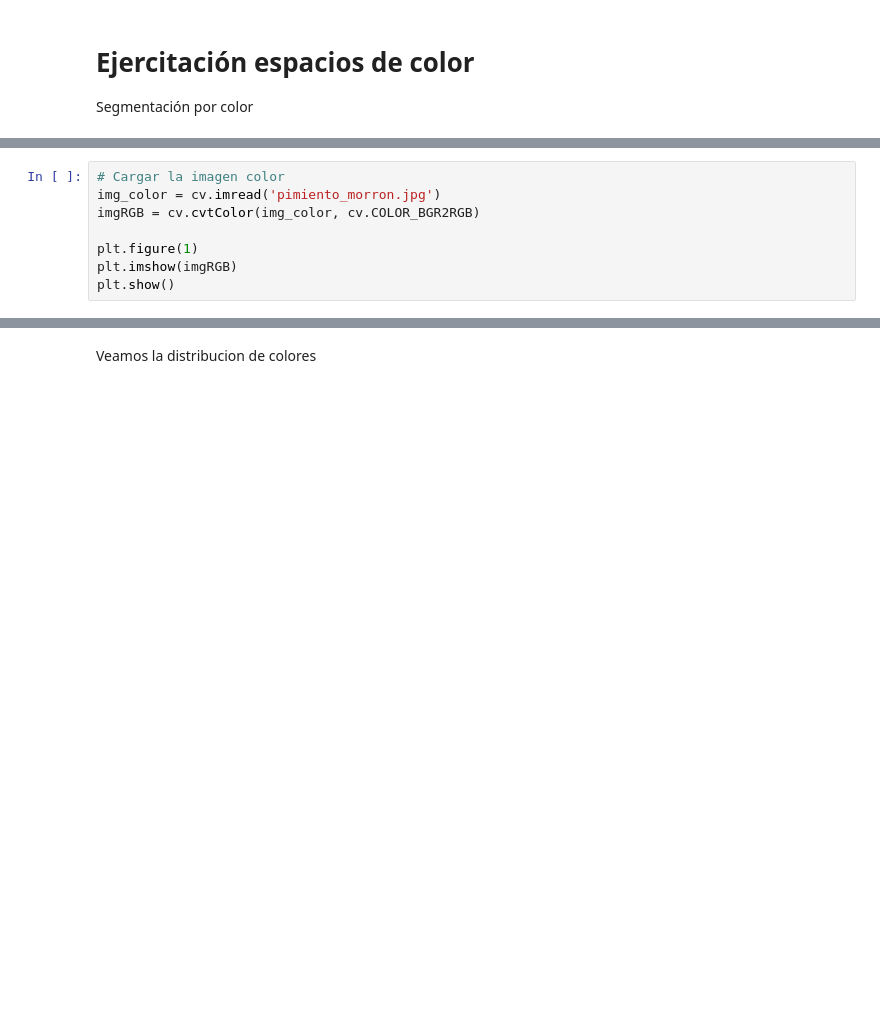
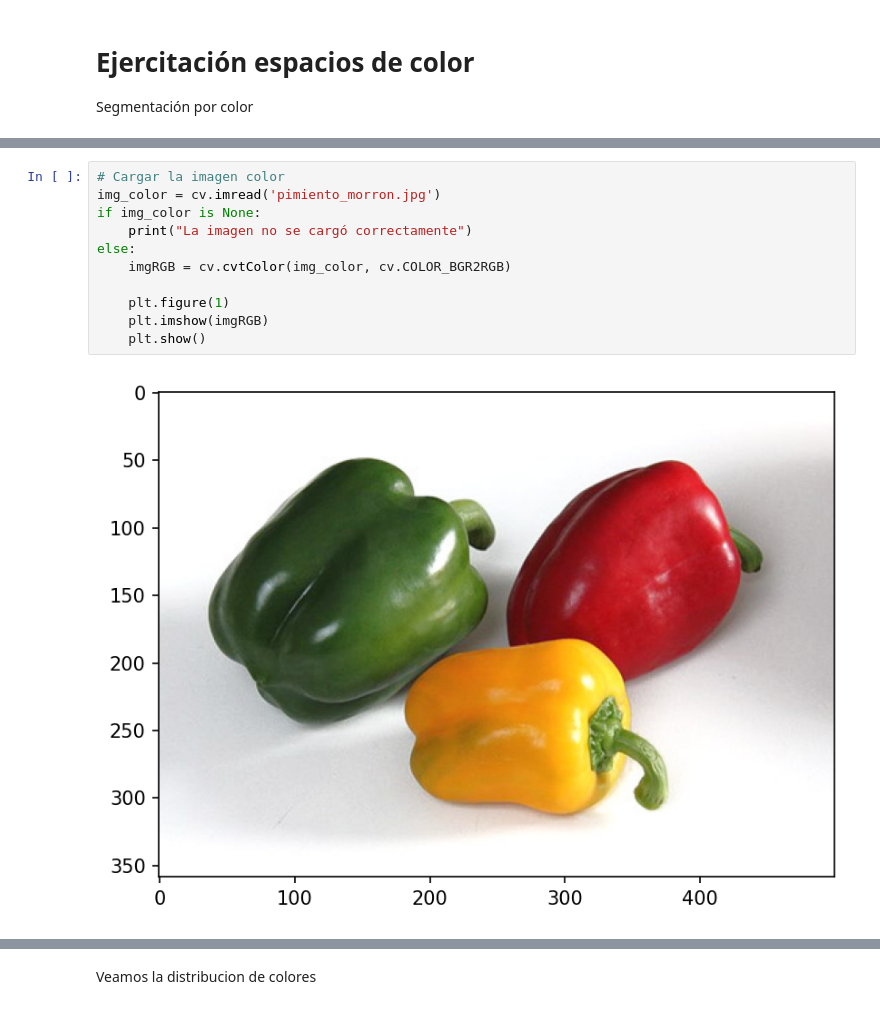
Before and after one commit to FIUBA-Posgrado-Inteligencia-Artificial/vision_computadora_I, a Jupyter notebook: Codigo/Clase1/05.Deteccion_morrones.ipynb, the cells around one changed output, grey strips where cells are left out. Drawn from its saved outputs; the diff is of its cells as text; blank space fills up the shorter version.

```diff
--- a/Codigo/Clase1/05.Deteccion_morrones.ipynb
+++ b/Codigo/Clase1/05.Deteccion_morrones.ipynb
@@ -14,10 +12,15 @@ Using matplotlib backend: Qt5Agg
 # %%
 # Cargar la imagen color
 img_color = cv.imread('pimiento_morron.jpg')
-imgRGB = cv.cvtColor(img_color, cv.COLOR_BGR2RGB)
+if img_color is None:
+    print("La imagen no se cargó correctamente")
+else:
+    imgRGB = cv.cvtColor(img_color, cv.COLOR_BGR2RGB)
 
-plt.figure(1)
-plt.imshow(imgRGB)
-plt.show()
+    plt.figure(1)
+    plt.imshow(imgRGB)
+    plt.show()
+# %% [output]
+[figure, added]
 # %%
 # Tomamos una muestra del morron amarillo
```
Also changed, not shown: parts of 13 cells of this notebook.
